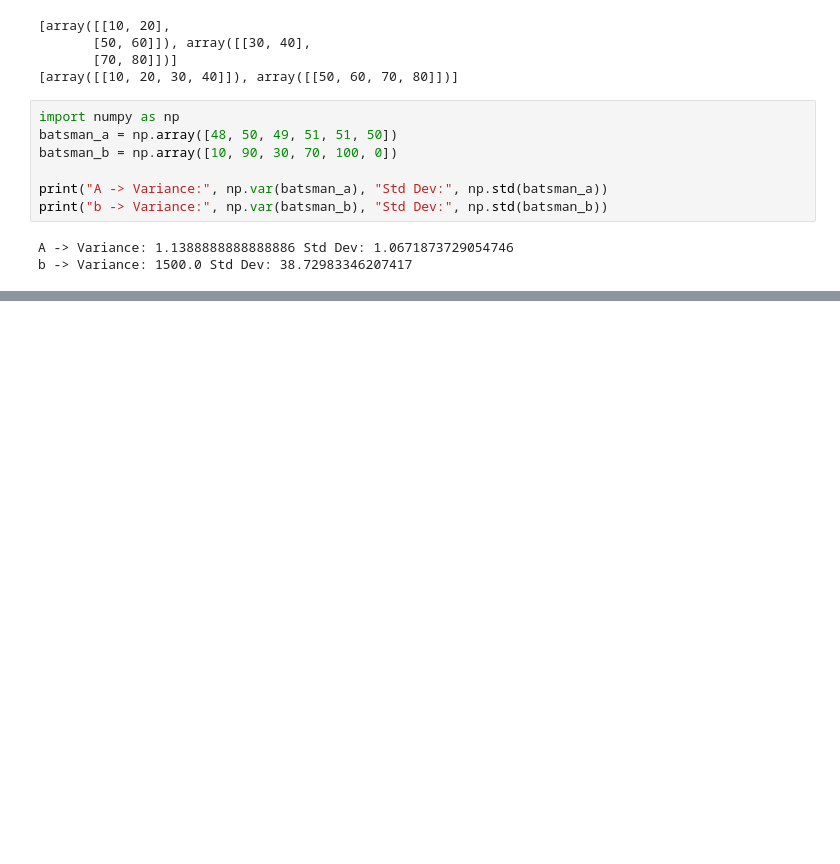
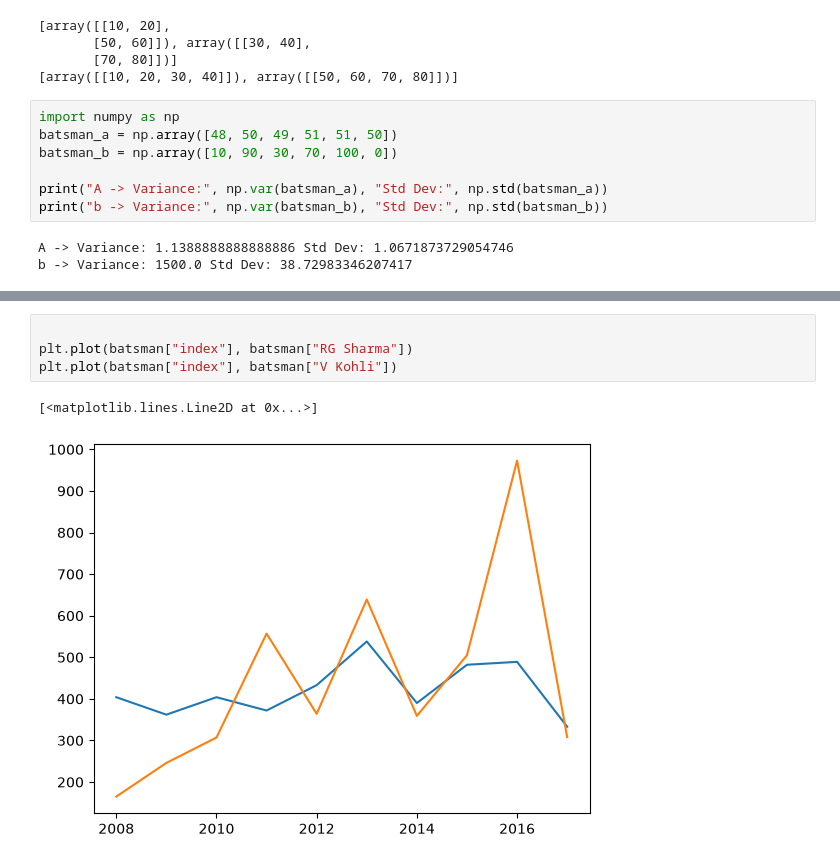
Before and after one commit to AdityaPrakash81/Retail_Analytics, a Jupyter notebook: Practice.ipynb, the cells around one changed output, grey strips where cells are left out. Drawn from its saved outputs; the diff is of its cells as text; blank space fills up the shorter version.

```diff
--- a/Practice.ipynb
+++ b/Practice.ipynb
@@ -334,0 +361,7 @@ db.read_csv("")
+# %%
+
+plt.plot(batsman["index"], batsman["RG Sharma"])
+plt.plot(batsman["index"], batsman["V Kohli"])
+# %% [output]
+[<matplotlib.lines.Line2D at 0x...>]
+[figure, added]
```
Also changed, not shown: parts of 26 cells of this notebook, 5 other files.
